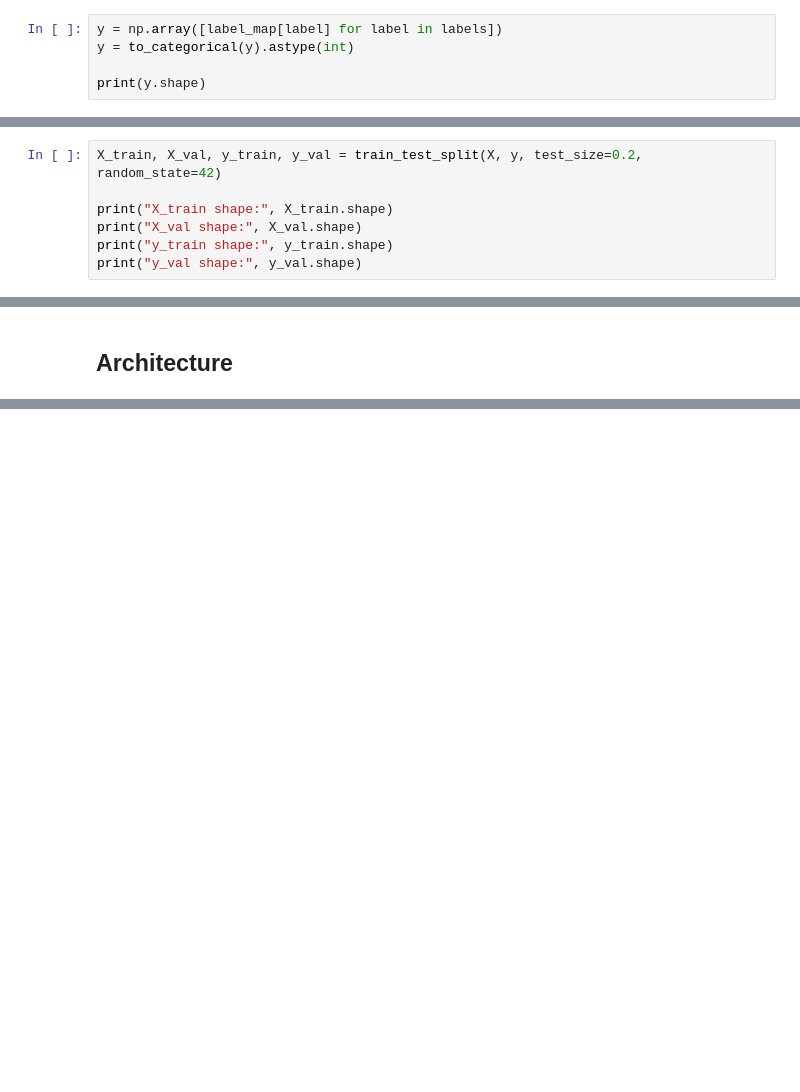
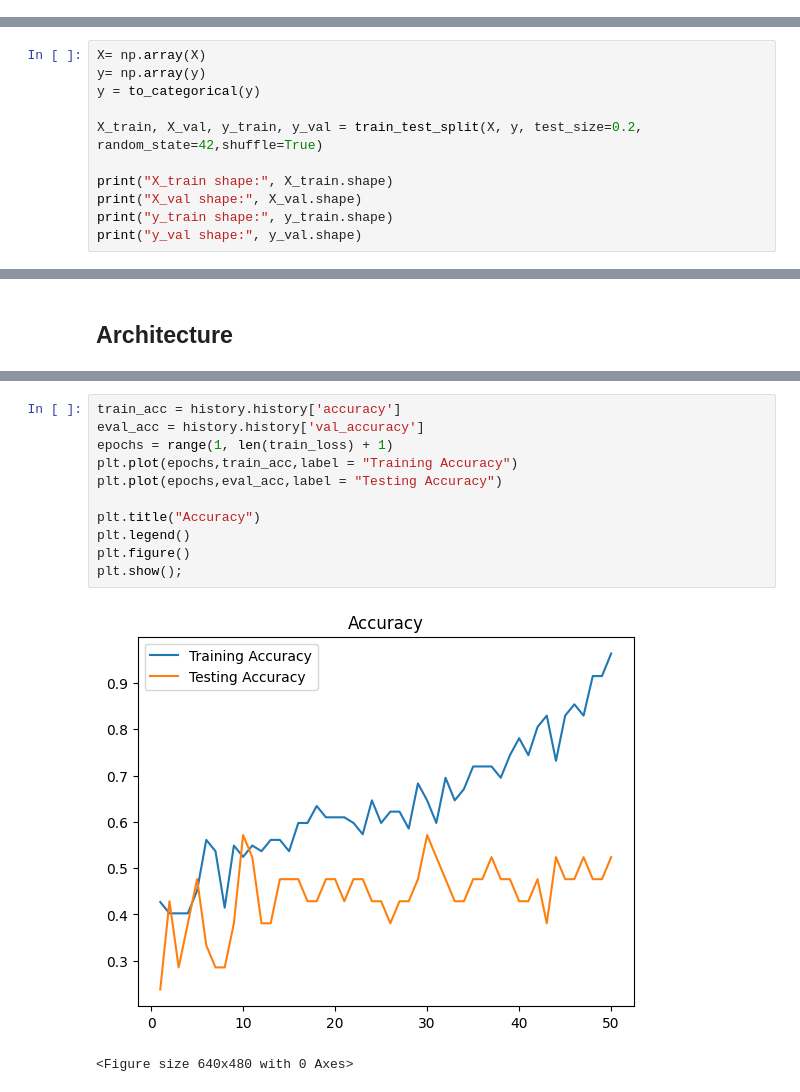
Before and after one commit to swastikbansal/Signify, a Jupyter notebook: train_test.ipynb, the cells around one changed output, grey strips where cells are left out. Saved outputs shown, nothing was run; the diff lists cells and outputs as text; blank space fills up the shorter version.

```diff
--- a/train_test.ipynb
+++ b/train_test.ipynb
@@ -157,5 +127,0 @@ print(X.shape)
-# %%
-y = np.array([label_map[label] for label in labels])
-y = to_categorical(y).astype(int)
-
-print(y.shape)
@@ -164,5 +141,9 @@ print(y.shape)
 # %%
-X_train, X_val, y_train, y_val = train_test_split(X, y, test_size=0.2, random_state=42)
+X= np.array(X)
+y= np.array(y)
+y = to_categorical(y)
+
+X_train, X_val, y_train, y_val = train_test_split(X, y, test_size=0.2, random_state=42,shuffle=True)
 
 print("X_train shape:", X_train.shape)
 print("X_val shape:", X_val.shape)
@@ -290,0 +353,14 @@ Input 0 of layer "bidirectional_8" is incompatible with the layer: expected ndim
+# %%
+train_acc = history.history['accuracy']
+eval_acc = history.history['val_accuracy']
+epochs = range(1, len(train_loss) + 1)
+plt.plot(epochs,train_acc,label = "Training Accuracy")
+plt.plot(epochs,eval_acc,label = "Testing Accuracy")
+
+plt.title("Accuracy")
+plt.legend()
+plt.figure()
+plt.show();
+# %% [output]
+[figure, added]
+<Figure size 640x480 with 0 Axes>
```
Also changed, not shown: parts of 20 cells of this notebook, 4 other files.
